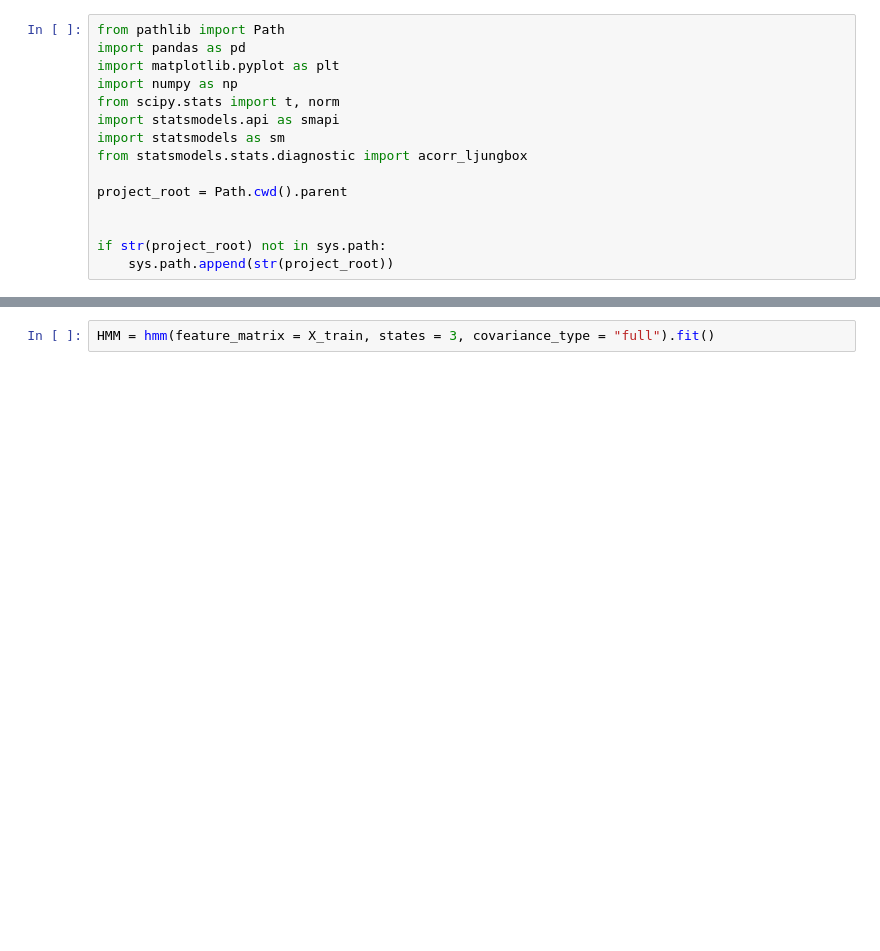
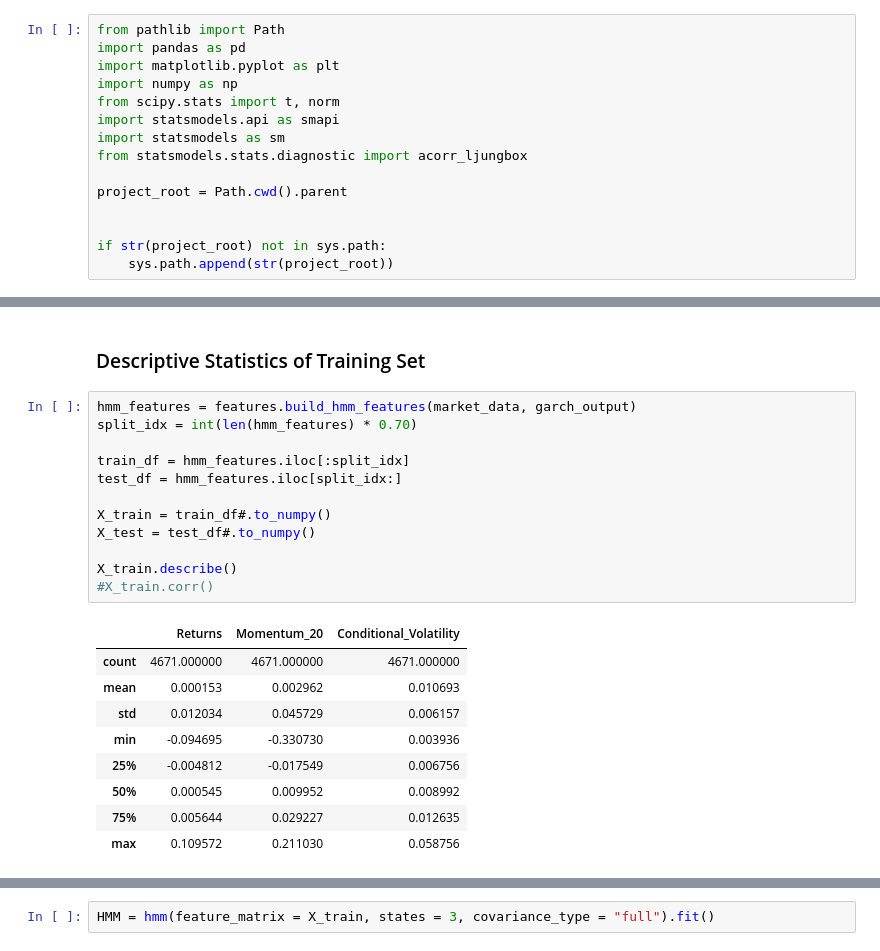
Before and after one commit to Nilsolsson010902/regime-switching-var, a Jupyter notebook: notebooks/03_HMM_Analysis.ipynb, the cells around one changed output, grey strips where cells are left out. Saved outputs shown, nothing was run; the diff lists cells and outputs as text; blank space fills up the shorter version.

```diff
--- a/notebooks/03_HMM_Analysis.ipynb
+++ b/notebooks/03_HMM_Analysis.ipynb
@@ -43,0 +42,24 @@ X_test = test_df.to_numpy()
+# %% [markdown]
+### Descriptive Statistics of Training Set
+# %%
+hmm_features = features.build_hmm_features(market_data, garch_output)
+split_idx = int(len(hmm_features) * 0.70)
+
+train_df = hmm_features.iloc[:split_idx]
+test_df = hmm_features.iloc[split_idx:]
+
+X_train = train_df#.to_numpy()
+X_test = test_df#.to_numpy()
+
+X_train.describe()
+#X_train.corr()
+# %% [output]
+|  | Returns | Momentum_20 | Conditional_Volatility |
+| count | 4671.000000 | 4671.000000 | 4671.000000 |
+| mean | 0.000153 | 0.002962 | 0.010693 |
+| std | 0.012034 | 0.045729 | 0.006157 |
+| min | -0.094695 | -0.330730 | 0.003936 |
+| 25% | -0.004812 | -0.017549 | 0.006756 |
+| 50% | 0.000545 | 0.009952 | 0.008992 |
+| 75% | 0.005644 | 0.029227 | 0.012635 |
+| max | 0.109572 | 0.211030 | 0.058756 |
```
Also changed, not shown: parts of 10 cells of this notebook, 3 other files.
